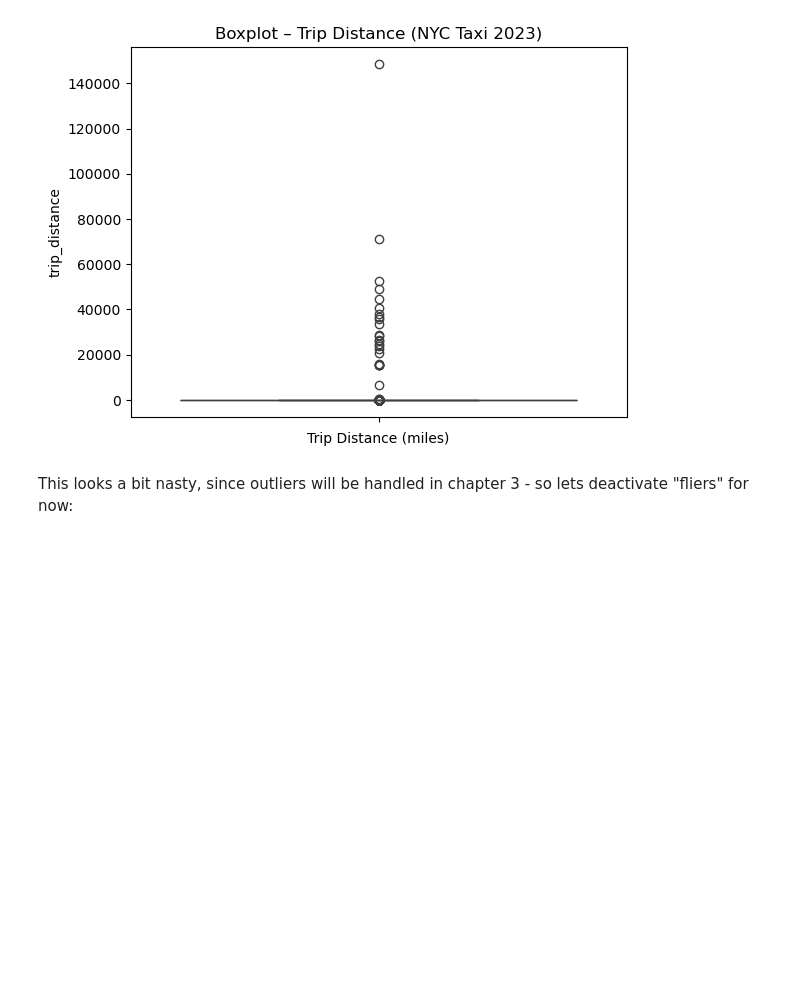
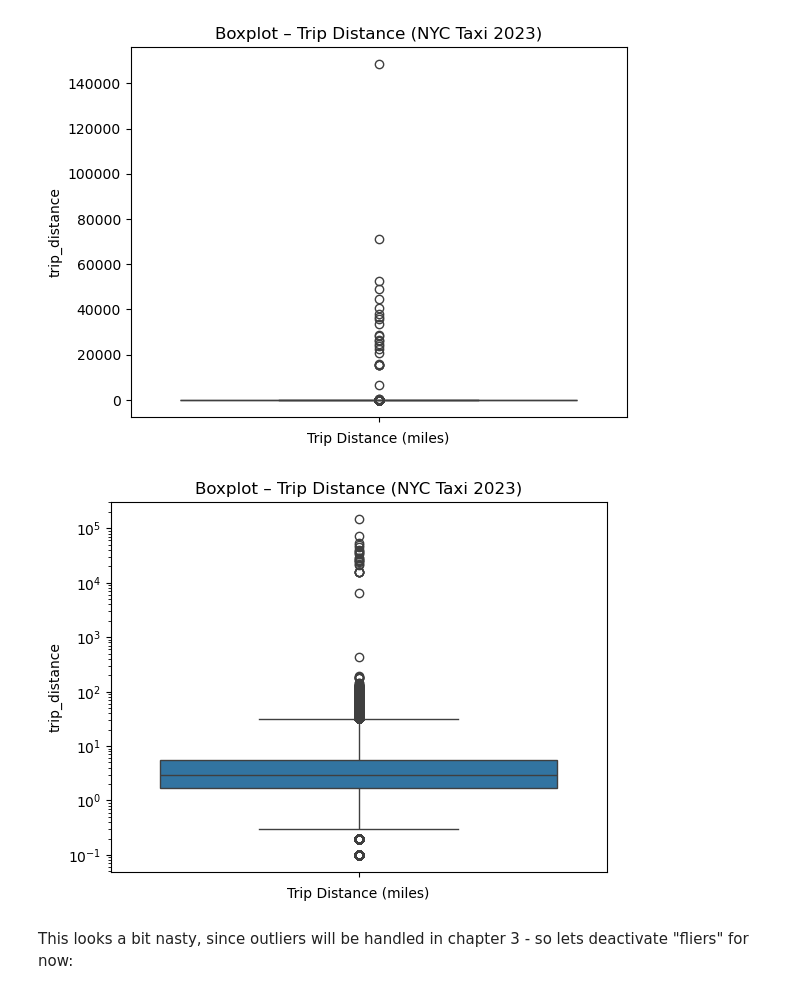
Before and after one commit to Benjam1nP/Statistic-Data-Sience-Project, a Jupyter notebook: notebooks/02_Deskriptive_Statistik_&_Visualisierung.ipynb, the cells around one changed output. Cells and saved outputs as stored; diff of their text form; code cells hidden in the pictures; blank space fills up the shorter version.

```diff
--- a/notebooks/02_Deskriptive_Statistik_&_Visualisierung.ipynb
+++ b/notebooks/02_Deskriptive_Statistik_&_Visualisierung.ipynb
@@ -275,6 +275,13 @@ plt.title("Boxplot – Trip Distance (NYC Taxi 2023)")
 plt.show()
 # %% [output]
 [figure]
+# %%
+sns.boxplot(df["trip_distance"], whis=1.5, log_scale=True)
+plt.xlabel("Trip Distance (miles)")
+plt.title("Boxplot – Trip Distance (NYC Taxi 2023)")
+plt.show()
+# %% [output]
+[figure, added]
 # %% [markdown]
 This looks a bit nasty, since outliers will be handled in chapter 3 - so lets deactivate "fliers" for now:
 # %%
```
Also changed, not shown: 1 other file.
